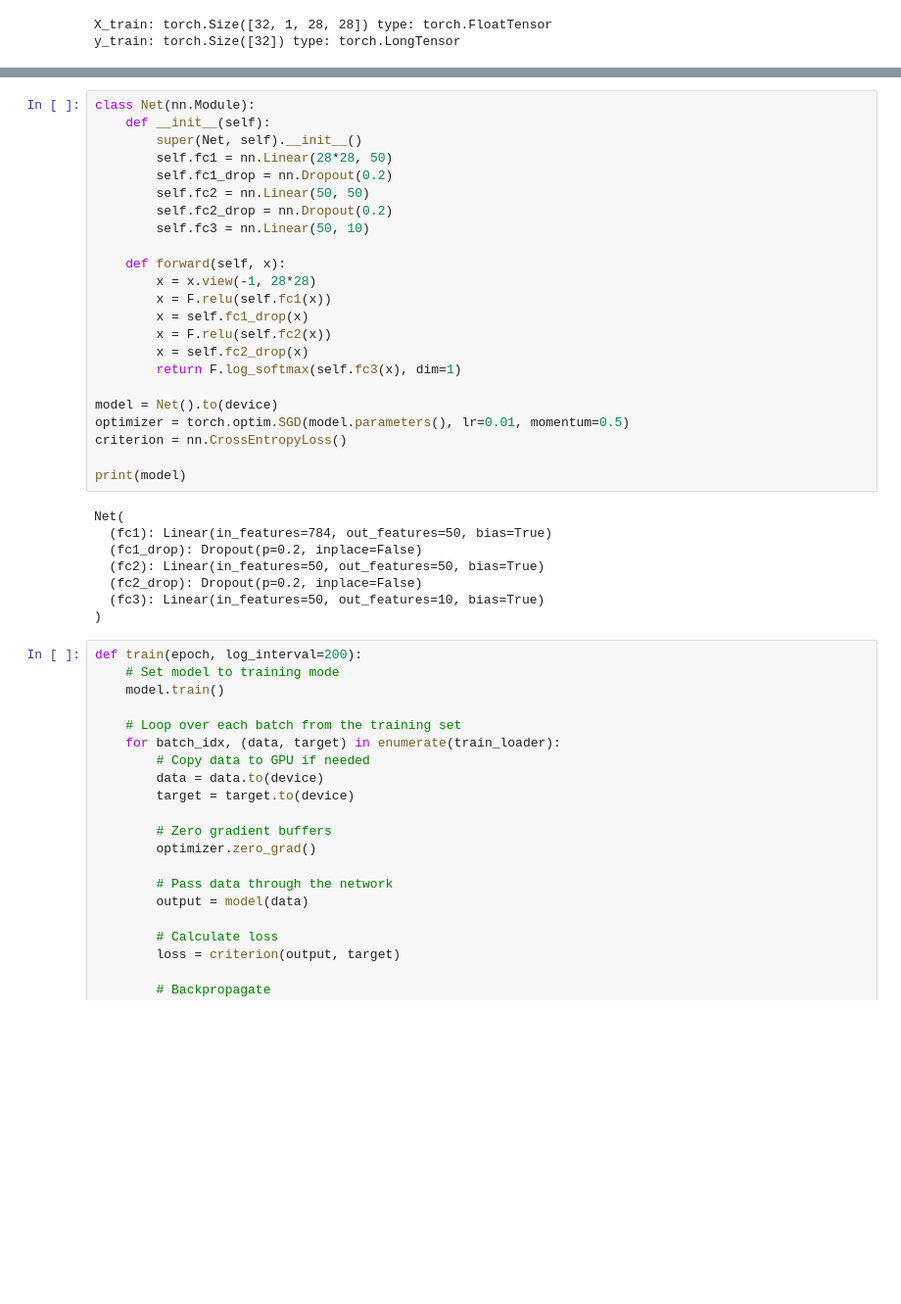
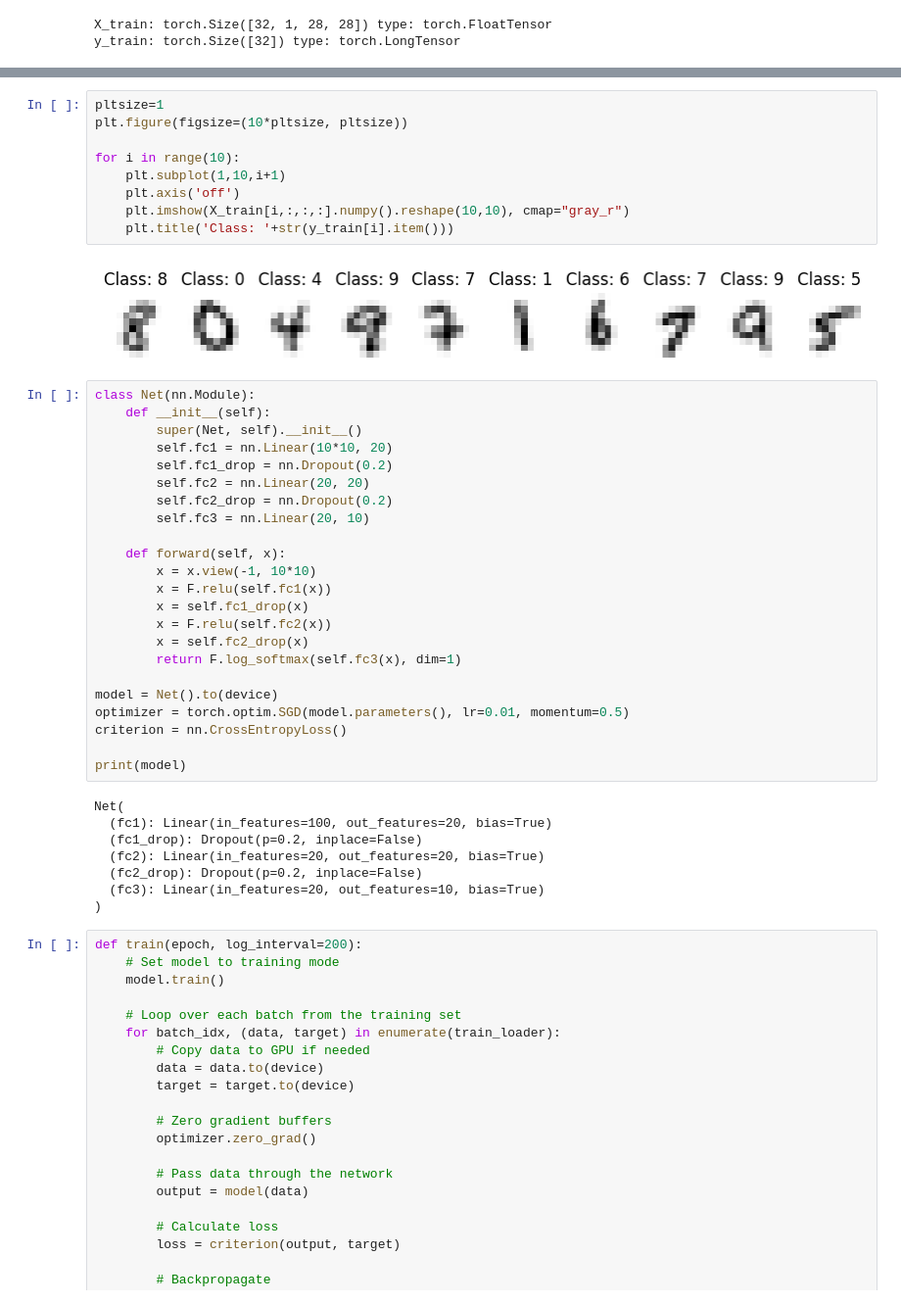
Before and after one commit to SheepSeb/mlp.c, a Jupyter notebook: notebooks/pytorch_MLP.ipynb, the cells around one changed output, grey strips where cells are left out. Shown: that part at 98% size. Saved outputs shown, nothing was run; the diff lists cells and outputs as text; blank space fills up the shorter version.

```diff
--- a/notebooks/pytorch_MLP.ipynb
+++ b/notebooks/pytorch_MLP.ipynb
@@ -77,15 +82,26 @@ for i in range(10):
+# %%
+pltsize=1
+plt.figure(figsize=(10*pltsize, pltsize))
+
+for i in range(10):
+    plt.subplot(1,10,i+1)
+    plt.axis('off')
+    plt.imshow(X_train[i,:,:,:].numpy().reshape(10,10), cmap="gray_r")
+    plt.title('Class: '+str(y_train[i].item()))
+# %% [output]
+[figure, added]
 # %%
 class Net(nn.Module):
     def __init__(self):
         super(Net, self).__init__()
-        self.fc1 = nn.Linear(28*28, 50)
+        self.fc1 = nn.Linear(10*10, 20)
         self.fc1_drop = nn.Dropout(0.2)
-        self.fc2 = nn.Linear(50, 50)
+        self.fc2 = nn.Linear(20, 20)
         self.fc2_drop = nn.Dropout(0.2)
-        self.fc3 = nn.Linear(50, 10)
+        self.fc3 = nn.Linear(20, 10)
 
     def forward(self, x):
-        x = x.view(-1, 28*28)
+        x = x.view(-1, 10*10)
         x = F.relu(self.fc1(x))
         x = self.fc1_drop(x)
         x = F.relu(self.fc2(x))
@@ -99,11 +115,11 @@ criterion = nn.CrossEntropyLoss()
 print(model)
 # %% [output]
 Net(
-  (fc1): Linear(in_features=784, out_features=50, bias=True)
+  (fc1): Linear(in_features=100, out_features=20, bias=True)
   (fc1_drop): Dropout(p=0.2, inplace=False)
-  (fc2): Linear(in_features=50, out_features=50, bias=True)
+  (fc2): Linear(in_features=20, out_features=20, bias=True)
   (fc2_drop): Dropout(p=0.2, inplace=False)
-  (fc3): Linear(in_features=50, out_features=10, bias=True)
+  (fc3): Linear(in_features=20, out_features=10, bias=True)
 )
 # %%
 def train(epoch, log_interval=200):
```
Also changed, not shown: parts of 21 cells of this notebook, 2 other files.
